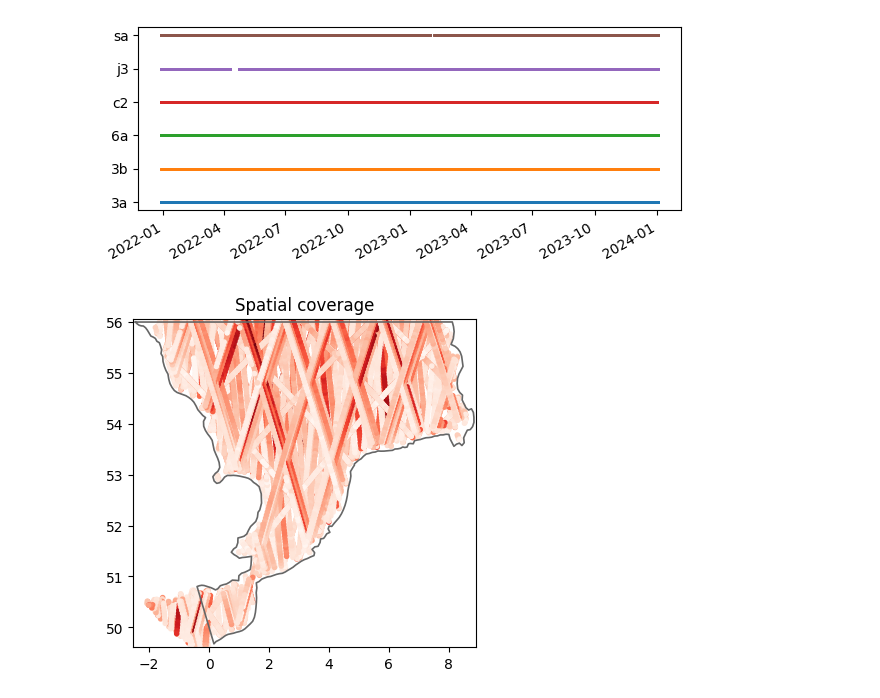
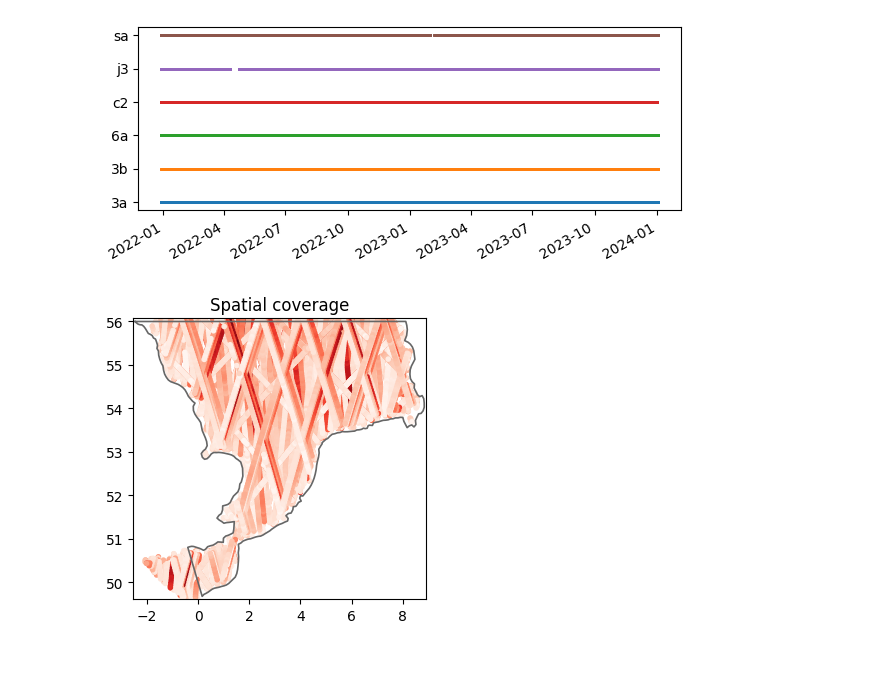
Before and after one commit to DHI/WaterBench-MIKE21SW-SouthernNorthSea, a Jupyter notebook: code/explore_observation_data.ipynb, the cells around one changed output. Saved outputs shown, nothing was run; the diff lists cells and outputs as text; code cells hidden in the pictures; blank space fills up the shorter version.

Commit message:
update figures for readme

```diff
--- a/code/explore_observation_data.ipynb
+++ b/code/explore_observation_data.ipynb
@@ -115,13 +115,13 @@ ms.plotting.temporal_coverage(altlist);
 # %%
 altlist_jan22 = [al.sel(time=slice("2022-01-01","2022-03-31")) for al in altlist]
 # %%
-ms.plotting.spatial_overview(altlist_jan22, mod=msh.geometry,figsize=(4,4));
+ms.plotting.spatial_overview(altlist_jan22, mod=msh.geometry,figsize=(3.5,3.5));
 plt.tight_layout()
 if save_fig:
     plt.savefig("../figures/altimetry_coverage.png")
 if show_fig:
     plt.show()
 else:
     plt.close()
 # %% [output]
-[figure, old version]
+[figure, new version]
```
Also changed, not shown: parts of 1 cell of this notebook, 1 other file.
